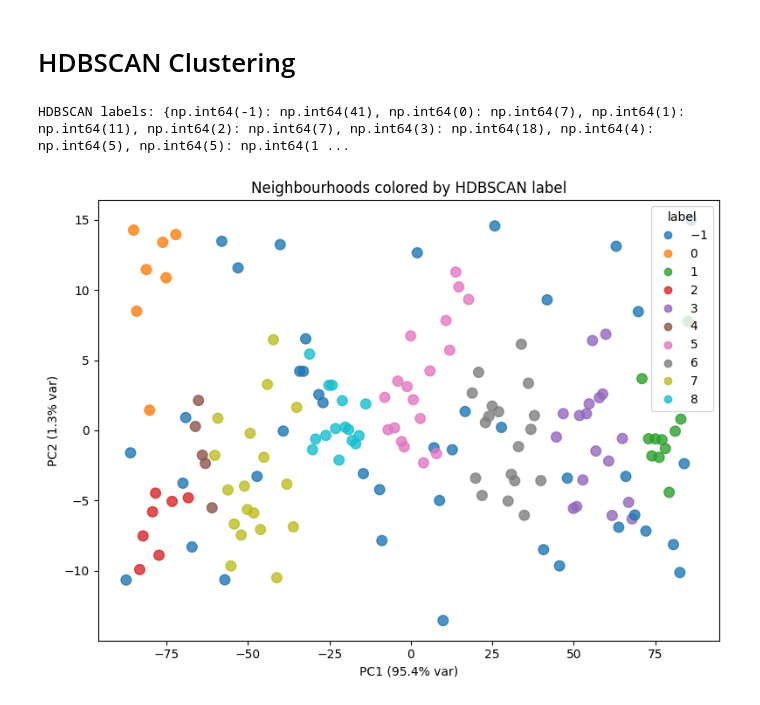
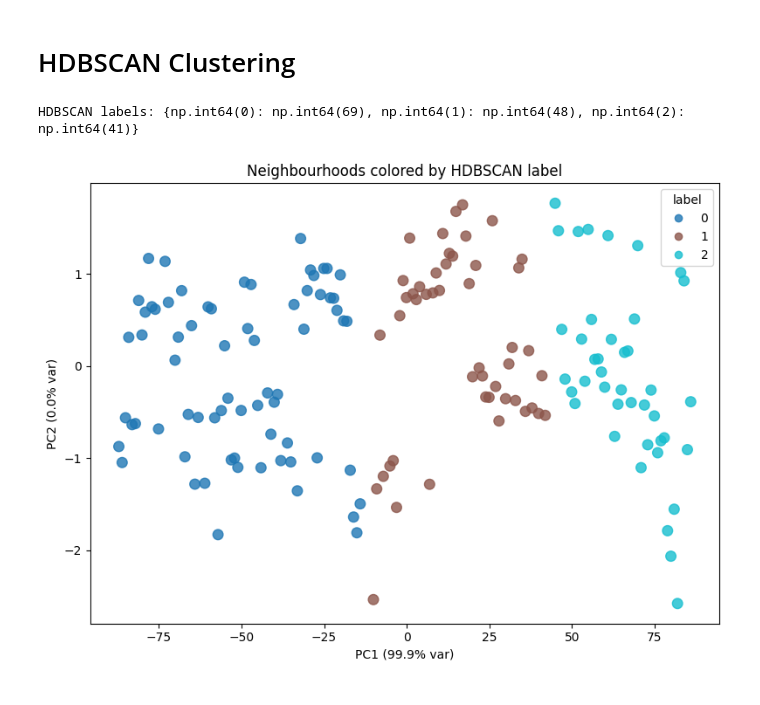
Before and after one commit to Ratnor/Socio-phenotype-classifier, a Jupyter notebook: Final_Cleaned.ipynb, the cells around one changed output. Drawn from its saved outputs; the diff is of its cells as text; code cells hidden in the pictures.

```diff
--- a/Final_Cleaned.ipynb
+++ b/Final_Cleaned.ipynb
@@ -1271,8 +1503,0 @@ plt.show()
-# %%
-best_k = 2
-km     = KMeans(n_clusters=best_k, random_state=42)
-labels = km.fit_predict(X[numeric_cols])
-final_matrix['cluster'] = labels
-
-
-print(final_matrix.columns.tolist())
@@ -1329,0 +1565,12 @@ plt.show()
+# %%
+id_col = 'hood_158'
+
+# Make sure cluster column exists where you think it does
+print("'cluster' in X_balanced?", 'cluster' in X_balanced.columns)
+print("'cluster' in final_matrix?", 'cluster' in final_matrix.columns)
+
+# If final_matrix is missing the labels, merge them in:
+if 'cluster' not in final_matrix.columns:
+    final_matrix = final_matrix.merge(
+        X_balanced[[id_col, 'cluster']], on=id_col, how='left'
+    )
@@ -1330,44 +1643,41 @@ plt.show()
 # %% [markdown]
 # HDBSCAN Clustering
 # %%
-# %% cell: HDBSCAN clustering
-# 1) install if needed
-
-# 2) import & fit HDBSCAN
-# tune min_cluster_size to control smallest cluster (e.g. 5)
+# 1) Fit HDBSCAN
 clusterer = hdbscan.HDBSCAN(
-    min_cluster_size=5,
+    min_cluster_size=15,
     min_samples=2,
     metric='euclidean',
     cluster_selection_method='eom'
 )
+labels = clusterer.fit_predict(X_balanced)
 
-# X can be a NumPy array or DataFrame
-labels = clusterer.fit_predict(X)
-
-# 3) inspect how many clusters (–1 = noise)
+# 2) Inspect how many clusters (–1 = noise)
 unique, counts = np.unique(labels, return_counts=True)
 print("HDBSCAN labels:", dict(zip(unique, counts)))
 
-# 4) attach to your neighbourhood table
-final_matrix['hdbscan_label'] = labels
+# 3) Attach labels to your neighbourhood table
+final_matrix = final_matrix.copy()
+final_matrix["hdbscan_label"] = labels
 
-# 5) quick 2‑D visualization via PCA
-X_pca = PCA(n_components=2, random_state=42).fit_transform(X)
+# 4) Quick 2‑D visualization via PCA
+pca = PCA(n_components=2, random_state=42)
+X_pca = pca.fit_transform(X_balanced)
+var1, var2 = pca.explained_variance_ratio_[:2]
 
-plt.figure(figsize=(8,6))
+plt.figure(figsize=(8, 6))
 sc = plt.scatter(
-    X_pca[:,0], X_pca[:,1],
+    X_pca[:, 0], X_pca[:, 1],
     c=labels,
     cmap='tab10',
     s=70, alpha=0.8
 )
 plt.title("Neighbourhoods colored by HDBSCAN label")
-plt.xlabel(f"PC1 ({PCA().fit(X).explained_variance_ratio_[0]:.1%} var)")
-plt.ylabel(f"PC2 ({PCA().fit(X).explained_variance_ratio_[1]:.1%} var)")
+plt.xlabel(f"PC1 ({var1:.1%} var)")
+plt.ylabel(f"PC2 ({var2:.1%} var)")
 plt.legend(*sc.legend_elements(), title="label", loc='best')
 plt.tight_layout()
 plt.show()
 # %% [output]
-HDBSCAN labels: {np.int64(-1): np.int64(41), np.int64(0): np.int64(7), np.int64(1): np.int64(11), np.int64(2): np.int64(7), np.int64(3): np.int64(18), np.int64(4): np.int64(5), np.int64(5): np.int64(1 ...
+HDBSCAN labels: {np.int64(0): np.int64(69), np.int64(1): np.int64(48), np.int64(2): np.int64(41)}
-[figure, old version]
+[figure, new version]
```
Also changed, not shown: parts of 25 cells of this notebook.
